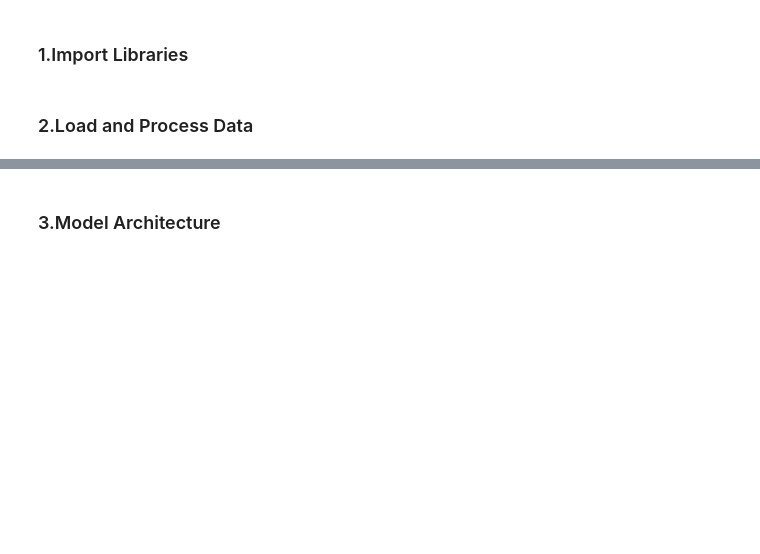
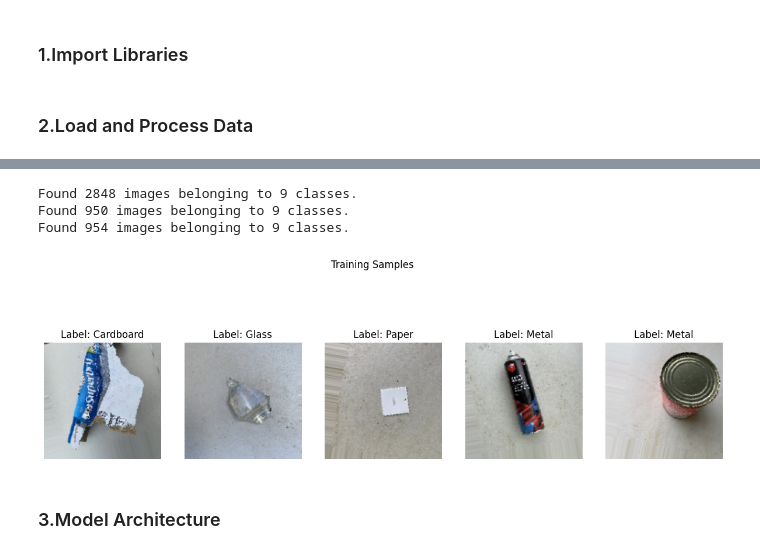
Before and after one commit to dmpcd/EN3150_Assignment_03_CNN, a Jupyter notebook: Simple convolutional neural network to perform classification..ipynb, the cells around one changed output, grey strips where cells are left out. Drawn from its saved outputs; the diff is of its cells as text; code cells hidden in the pictures; blank space fills up the shorter version.

```diff
--- a/Simple convolutional neural network to perform classification..ipynb
+++ b/Simple convolutional neural network to perform classification..ipynb
@@ -82,3 +67,46 @@ Found 4752 images belonging to 9 classes.
+# %%
+# Data generators
+datagen = ImageDataGenerator(
+    rescale=1.0 / 255,
+    rotation_range=15,
+    width_shift_range=0.2,
+    height_shift_range=0.2,
+    horizontal_flip=True
+)
+
+train_data = datagen.flow_from_directory(
+    train_dir, target_size=(128, 128), batch_size=32, class_mode='sparse'
+)
+
+val_data = datagen.flow_from_directory(
+    val_dir, target_size=(128, 128), batch_size=32, class_mode='sparse'
+)
+
+test_data = datagen.flow_from_directory(
+    test_dir, target_size=(128, 128), batch_size=32, class_mode='sparse', shuffle=False
+)
+
+# Class names
+class_names = list(train_data.class_indices.keys())
+
+# Plot samples
+def plot_samples(data_gen, class_names, num_samples=5):
+    images, labels = next(data_gen)
+    plt.figure(figsize=(15, 5))
+    for i in range(num_samples):
+        plt.subplot(1, num_samples, i + 1)
+        plt.imshow(images[i])
+        plt.title(f"Label: {class_names[int(labels[i])]}")
+        plt.axis('off')
+
+plot_samples(train_data, class_names, num_samples=5)
+plt.suptitle('Training Samples')
+plt.show()
+# %% [output]
+Found 2848 images belonging to 9 classes.
+Found 950 images belonging to 9 classes.
+Found 954 images belonging to 9 classes.
+[figure, added]
 # %% [markdown]
 ### 3.Model Architecture
 # %%
```
Also changed, not shown: parts of 8 cells of this notebook.
